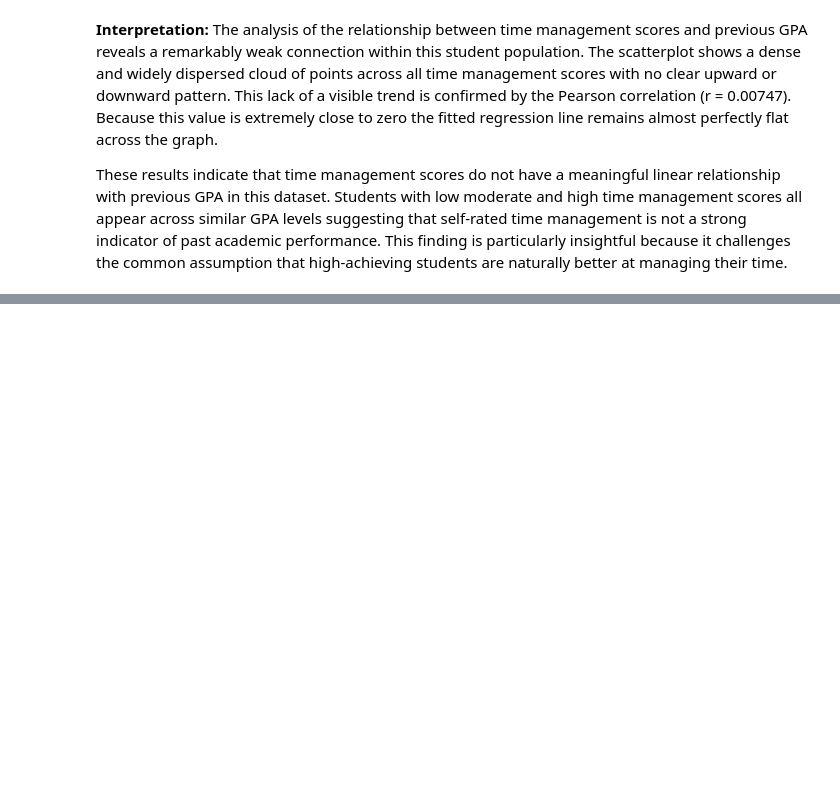
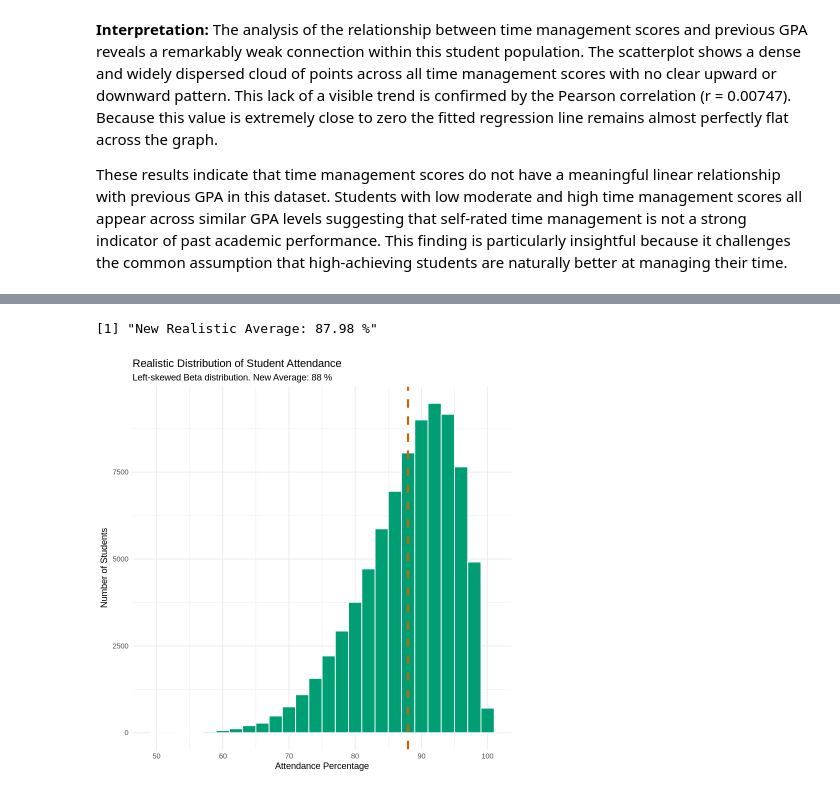
Before and after one commit to MarkBrase15/MarkBrase15, a Jupyter notebook: notebooks/analysis.ipynb, the cells around one changed output, grey strips where cells are left out. Drawn from its saved outputs; the diff is of its cells as text; code cells hidden in the pictures; blank space fills up the shorter version.

```diff
--- a/notebooks/analysis.ipynb
+++ b/notebooks/analysis.ipynb
@@ -184,0 +187,35 @@ These results indicate that time management scores do not have a meaningful line
+# %%
+library(ggplot2)
+library(data.table)
+
+data <- read.csv("https://raw.githubusercontent.com/leiandrei/exploratory-data-analysis/main/data/enhanced_student_habits_performance_dataset.csv")
+
+# Use actual number of students from the dataset
+n_students <- nrow(data)
+
+# Generate realistic attendance using Beta distribution
+realistic_attendance <- rbeta(n_students, shape1 = 8, shape2 = 2) * 60 + 40
+
+# Add simulated attendance to the loaded dataset
+# Changed `:=` to `$` for data.frame compatibility
+data$attendance_percentage <- realistic_attendance
+
+# Calculate the new average
+new_mean <- mean(data$attendance_percentage)
+print(paste("New Realistic Average:", round(new_mean, 2), "%"))
+
+# Visualize the new, realistic distribution
+ggplot(data, aes(x = attendance_percentage)) +
+  geom_histogram(binwidth = 2, fill = "#009E73", color = "white") +
+  geom_vline(aes(xintercept = new_mean),
+             color = "#D55E00", linetype = "dashed", linewidth = 1.2) +
+  labs(
+    title = "Realistic Distribution of Student Attendance",
+    subtitle = paste("Left-skewed Beta distribution. New Average:", round(new_mean, 1), "%"),
+    x = "Attendance Percentage",
+    y = "Number of Students"
+  ) +
+  theme_minimal()
+# %% [output]
+[1] "New Realistic Average: 87.98 %"
+[figure, added]
```
Also changed, not shown: parts of 5 cells of this notebook.
